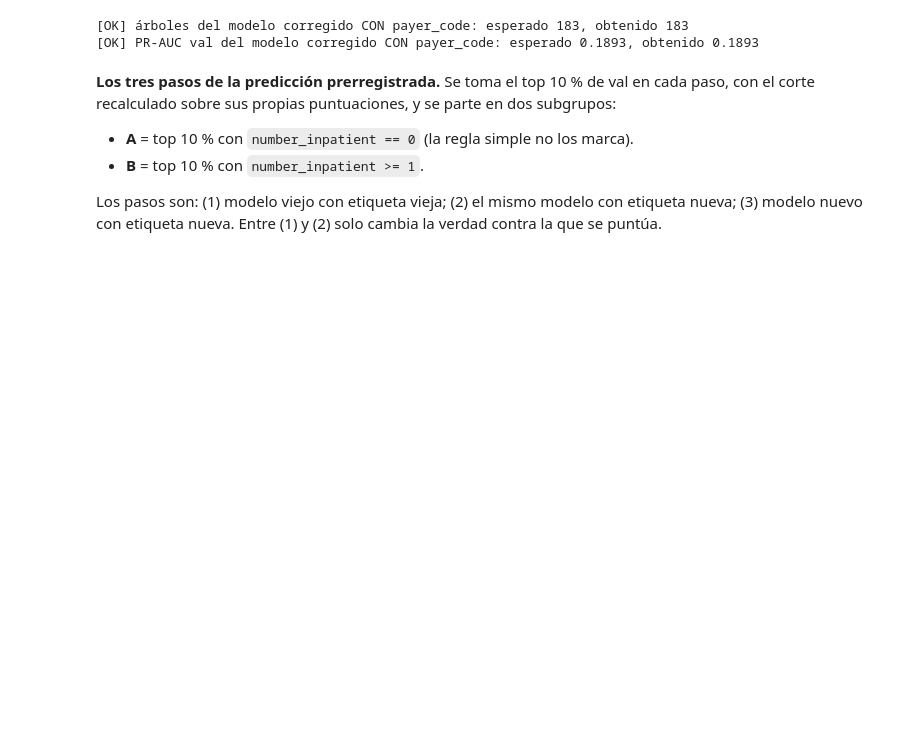
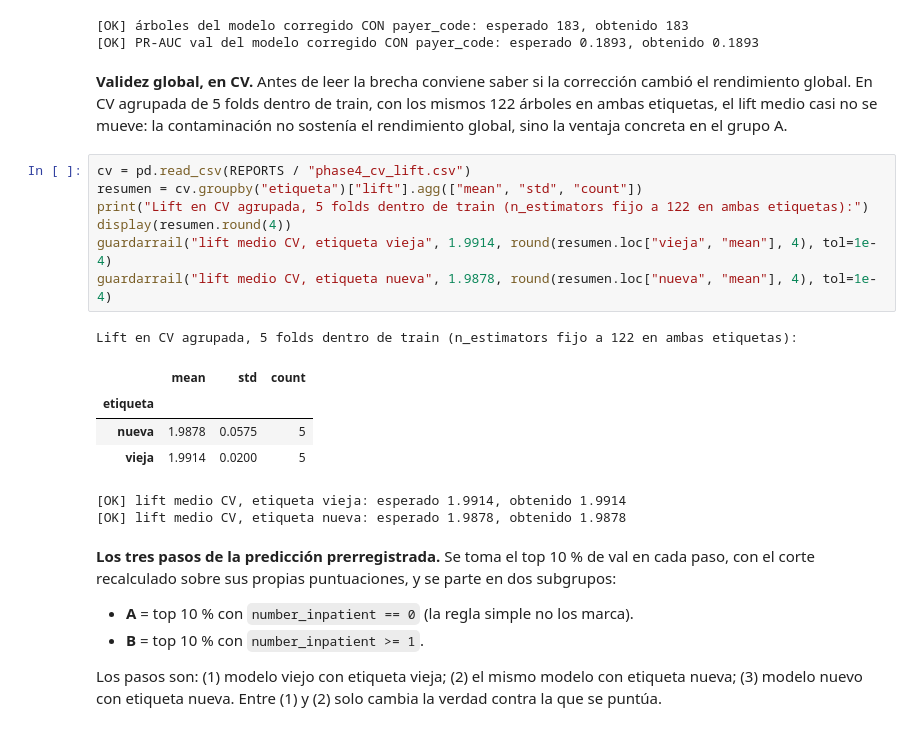
Before and after one commit to jaimepedrosacom-max/xai-diabetes-readmission, a Jupyter notebook: notebooks/analisis.ipynb, the cells around one changed output. Saved outputs shown, nothing was run; the diff lists cells and outputs as text; blank space fills up the shorter version.

```diff
--- a/notebooks/analisis.ipynb
+++ b/notebooks/analisis.ipynb
@@ -296,6 +321,26 @@ Filas que pasan de 1 a 0 (solo el conteo; test no se puntúa):
 | 2 | test | 19867 | 307 |
 [OK] árboles del modelo corregido CON payer_code: esperado 183, obtenido 183
 [OK] PR-AUC val del modelo corregido CON payer_code: esperado 0.1893, obtenido 0.1893
+# %% [markdown]
+**Validez global, en CV.** Antes de leer la brecha conviene saber si la corrección cambió el
+rendimiento global. En CV agrupada de 5 folds dentro de train, con los mismos 122 árboles en ambas
+etiquetas, el lift medio casi no se mueve: la contaminación no sostenía el rendimiento global, sino
+la ventaja concreta en el grupo A.
+# %%
+cv = pd.read_csv(REPORTS / "phase4_cv_lift.csv")
+resumen = cv.groupby("etiqueta")["lift"].agg(["mean", "std", "count"])
+print("Lift en CV agrupada, 5 folds dentro de train (n_estimators fijo a 122 en ambas etiquetas):")
+display(resumen.round(4))
+guardarrail("lift medio CV, etiqueta vieja", 1.9914, round(resumen.loc["vieja", "mean"], 4), tol=1e-4)
+guardarrail("lift medio CV, etiqueta nueva", 1.9878, round(resumen.loc["nueva", "mean"], 4), tol=1e-4)
+# %% [output]
+Lift en CV agrupada, 5 folds dentro de train (n_estimators fijo a 122 en ambas etiquetas):
+|  | mean | std | count |
+| etiqueta |  |  |  |
+| nueva | 1.9878 | 0.0575 | 5 |
+| vieja | 1.9914 | 0.0200 | 5 |
+[OK] lift medio CV, etiqueta vieja: esperado 1.9914, obtenido 1.9914
+[OK] lift medio CV, etiqueta nueva: esperado 1.9878, obtenido 1.9878
 # %% [markdown]
 **Los tres pasos de la predicción prerregistrada.** Se toma el top 10 % de val en cada paso, con el
 corte recalculado sobre sus propias puntuaciones, y se parte en dos subgrupos:
```
Also changed, not shown: parts of 5 cells of this notebook.
